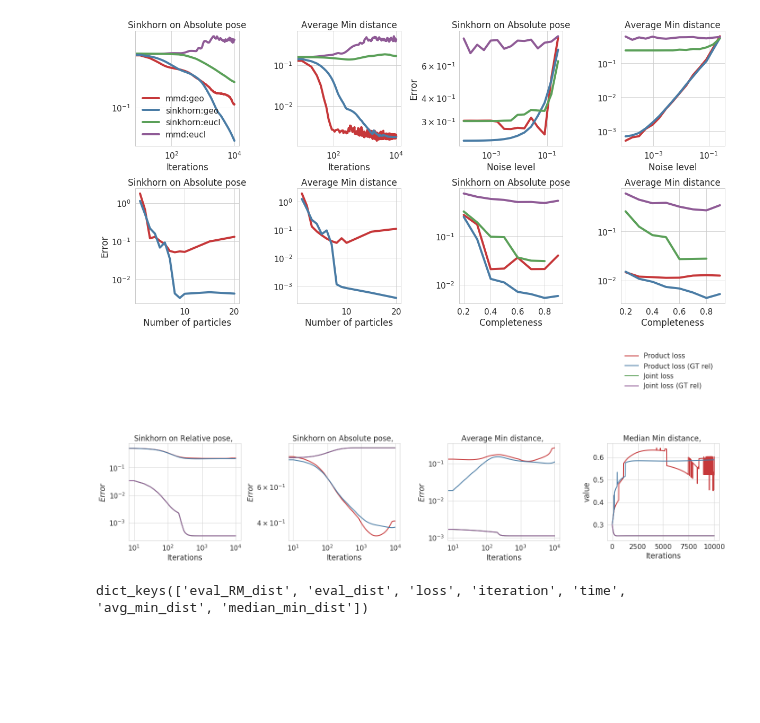
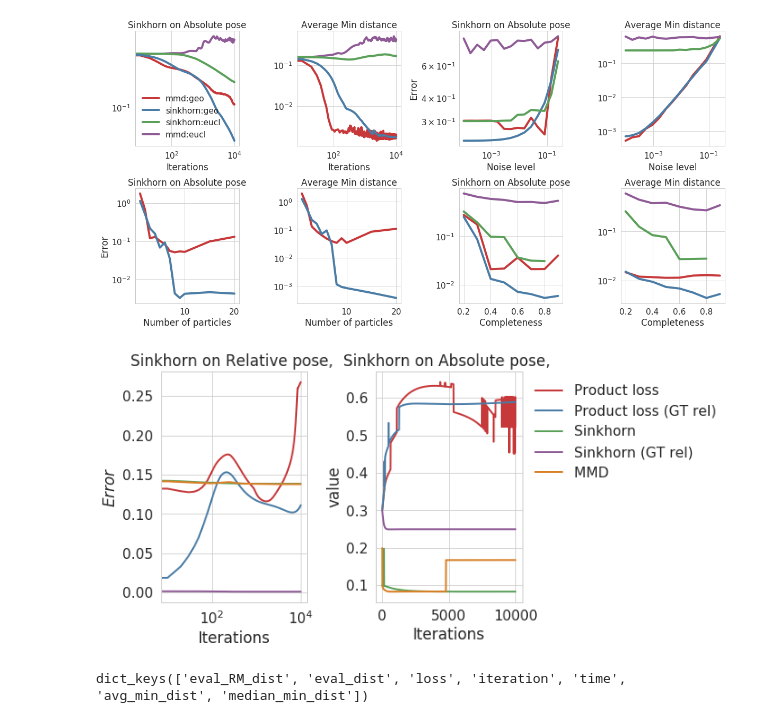
Before and after one commit to MichaelArbel/OT-sync, a Jupyter notebook: py/MMDSync/MMDSync.ipynb, the cells around one changed output. Saved outputs shown, nothing was run; the diff lists cells and outputs as text; code cells hidden in the pictures; blank space fills up the shorter version.

```diff
--- a/py/MMDSync/MMDSync.ipynb
+++ b/py/MMDSync/MMDSync.ipynb
@@ -867,8 +867,9 @@ exp_name  = 'synthetic'
 res_path_prod_particles_no_weights = {
     'Product loss':exp_path+'marker_no_gt_mode/real_data_prod_true_N_1_noise_-1.0_B_noise_-1.0_unfaithfulness_false/Np_10_opt_SGD_pow_1.2_loss_sinkhorn_kernel_power_quaternion_with_weights_RM_product/0',
     'Product loss (GT rel)':exp_path+'marker_gt_mode/real_data_prod_true_N_1_noise_-1.0_B_noise_-1.0_unfaithfulness_false/Np_10_opt_SGD_pow_1.2_loss_sinkhorn_kernel_power_quaternion_with_weights_RM_product/0',
-    'Joint loss':exp_path+'marker_no_prod_gt_mode/real_data_prod_true_N_1_noise_-1.0_B_noise_-1.0_unfaithfulness_false/Np_10_opt_SGD_pow_1.2_loss_sinkhorn_kernel_power_quaternion_with_weights_RM_joint/0',
-    'Joint loss (GT rel)':exp_path+'marker_no_prod_gt_mode/real_data_prod_true_N_1_noise_-1.0_B_noise_-1.0_unfaithfulness_false/Np_10_opt_SGD_pow_1.2_loss_sinkhorn_kernel_power_quaternion_with_weights_RM_joint/0',
+    'Sinkhorn':exp_path+'marker_no_prod_gt_mode_new/real_data_prod_true_N_1_noise_-1.0_B_noise_-1.0_unfaithfulness_false/Np_10_opt_SGD_pow_1.2_loss_sinkhorn_kernel_power_quaternion_with_weights_RM_joint/0',
+    'Sinkhorn (GT rel)':exp_path+'marker_no_prod_gt_mode/real_data_prod_true_N_1_noise_-1.0_B_noise_-1.0_unfaithfulness_false/Np_10_opt_SGD_pow_1.2_loss_sinkhorn_kernel_power_quaternion_with_weights_RM_joint/0',
+    'MMD ':exp_path+ 'marker_no_prod_gt_mode_mmd/real_data_prod_true_N_1_noise_-1.0_B_noise_-1.0_unfaithfulness_false/Np_10_opt_SGD_unconstrained_pow_1.2_loss_mmd_kernel_power_quaternion_with_weights_RM_joint/0'
 }
 res_path = res_path_prod_particles_no_weights
 
@@ -883,35 +884,36 @@ for i, key in enumerate(res_path.keys()):
 refresh = True
 res_dicts = get_res(res_path,refresh=refresh)
 # %%
-num_fig = 4
-fig, ax = plt.subplots(1,num_fig, figsize=(20,16))
+num_fig = 2
+fig, ax = plt.subplots(1,num_fig, figsize=(10,5))
 titles = ['Noise: 0', 'Noise: 0.0001','Noise: 0.0005','Noise: 0.001']
 value = 'eval_RM_dist'
 xaxis = 'iteration'
 refresh=  True
 
 
-plot_from_dict(ax[0],res_dicts, xaxis, 'eval_RM_dist', color_dict)
-plot_from_dict(ax[1],res_dicts, xaxis, 'eval_dist', color_dict)
-plot_from_dict(ax[2],res_dicts, xaxis, 'avg_min_dist', color_dict)
-plot_from_dict(ax[3],res_dicts, xaxis, 'mode_weights', color_dict)
+#plot_from_dict(ax[0],res_dicts, xaxis, 'eval_RM_dist', color_dict)
+#plot_from_dict(ax[1],res_dicts, xaxis, 'eval_dist', color_dict)
+plot_from_dict(ax[0],res_dicts, xaxis, 'avg_min_dist', color_dict)
+plot_from_dict(ax[1],res_dicts, xaxis, 'mode_weights', color_dict)
 
-ax[3].set_title('weight of the mode')
+ax[1].set_title('weight of the mode')
 
 
 
 titles = ['','','','','']
 sub_titles = ['Sinkhorn on Relative pose', 'Sinkhorn on Absolute pose', 'Average Min distance', 'Median Min distance']
 set_axis_prop(ax, titles,sub_titles)
-ax[3].set_xscale('linear')
-ax[3].set_yscale('linear')
-ax[3].set_ylabel('value')
-ax[-1].legend(bbox_to_anchor=(1., 2.),frameon=False)
+ax[1].set_xscale('linear')
+ax[1].set_yscale('linear')
+ax[0].set_yscale('linear')
+ax[1].set_ylabel('value')
+ax[-1].legend(bbox_to_anchor=(1., 1.),frameon=False)
 fig.tight_layout()
 filename = 'marker'
 save(filename)
 # %% [output]
-[figure, old version]
+[figure, new version]
 # %%
 res_dicts['Product loss'].keys()
 # %% [output]
```
Also changed, not shown: 2 other files.
